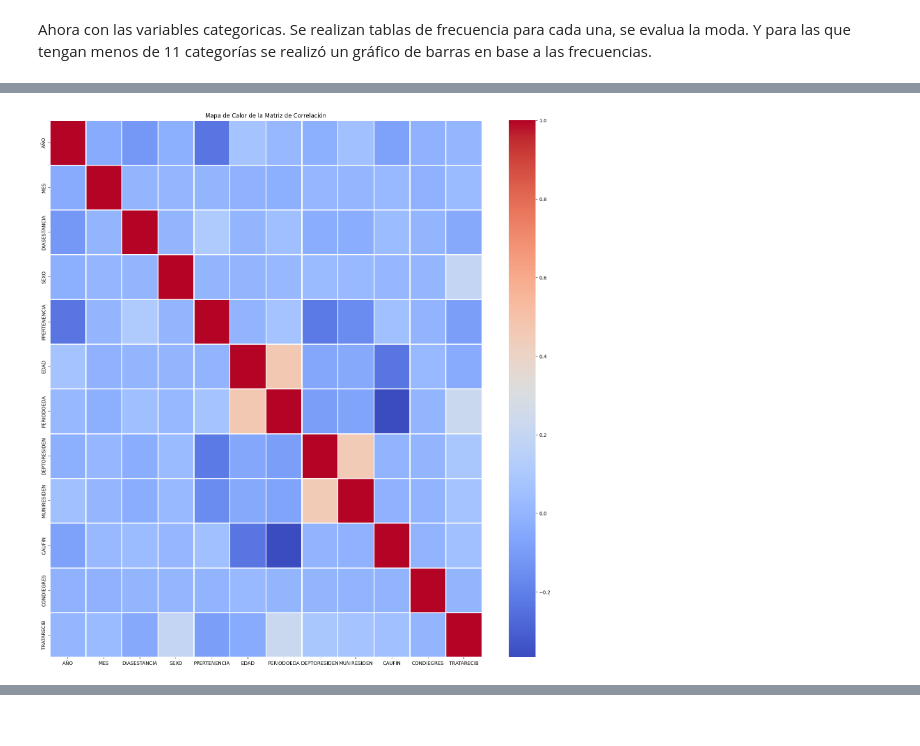
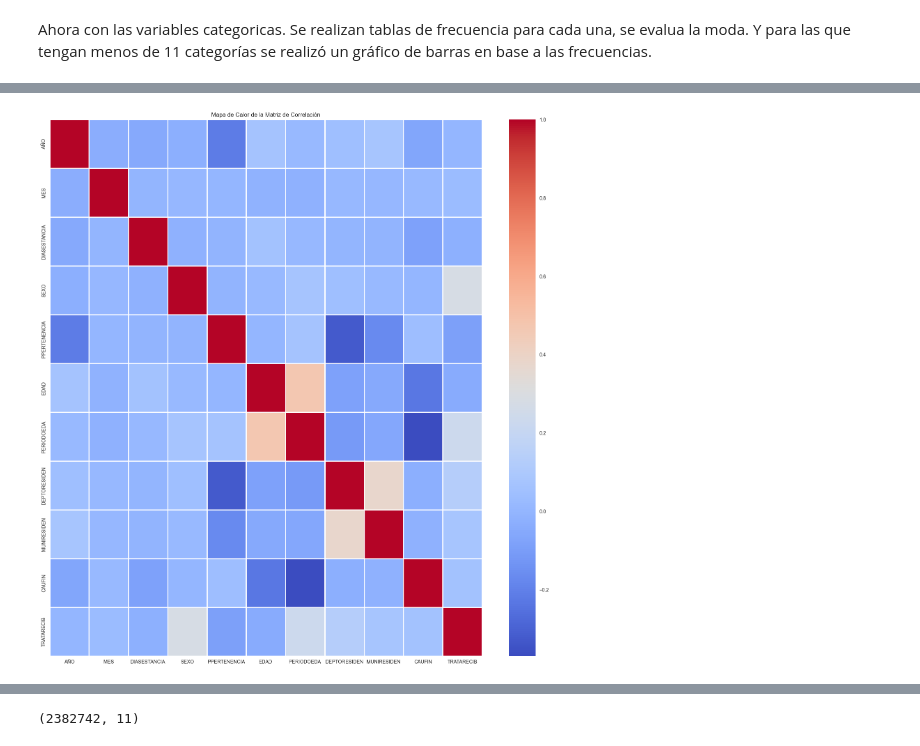
Before and after one commit to MelissaPerez09/Proyecto-DataMining, a Jupyter notebook: Proyecto1.ipynb, the cells around one changed output, grey strips where cells are left out. Cells and saved outputs as stored; diff of their text form; code cells hidden in the pictures.

```diff
--- a/Proyecto1.ipynb
+++ b/Proyecto1.ipynb
@@ -270,0 +475,4 @@ Gráfico de barras para la variable 'TRATARECIB':
+# %%
+dx = df[(df["MUNIRESIDEN"] != '9999') & (df["DEPTORESIDEN"] != 99) & (df["TRATARECIB"] != 9) & (df["SEXO"] != 9) & (df['DIASESTANCIA']<999)]
+df = dx.drop(columns=["CONDIEGRES"])
+len(df)
@@ -315,12 +529,13 @@ La columna TRATARECIB es numerica
 # %%
 df_numeric = df2
 
 # Mapa de calor para visualizar la matriz de correlación
 plt.figure(figsize=(20, 20))
 correlation_matrix = df_numeric.corr()
 sns.heatmap(correlation_matrix, cmap='coolwarm', linewidths=1)
 
 plt.title('Mapa de Calor de la Matriz de Correlación')
 plt.show()
+correlation_matrix
 # %% [output]
-[figure, old version]
+[figure, new version]
@@ -326,0 +556,6 @@ plt.show()
+# %%
+X = np.array(df2)
+Y = np.array(df2[studyVar])
+X.shape
+# %% [output]
+(2382742, 11)
```
Also changed, not shown: parts of 15 cells of this notebook.
